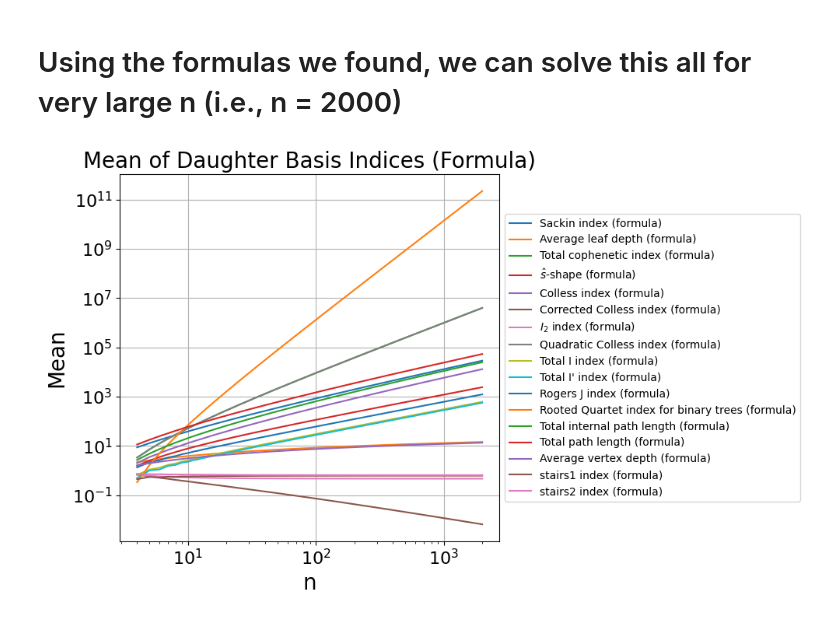
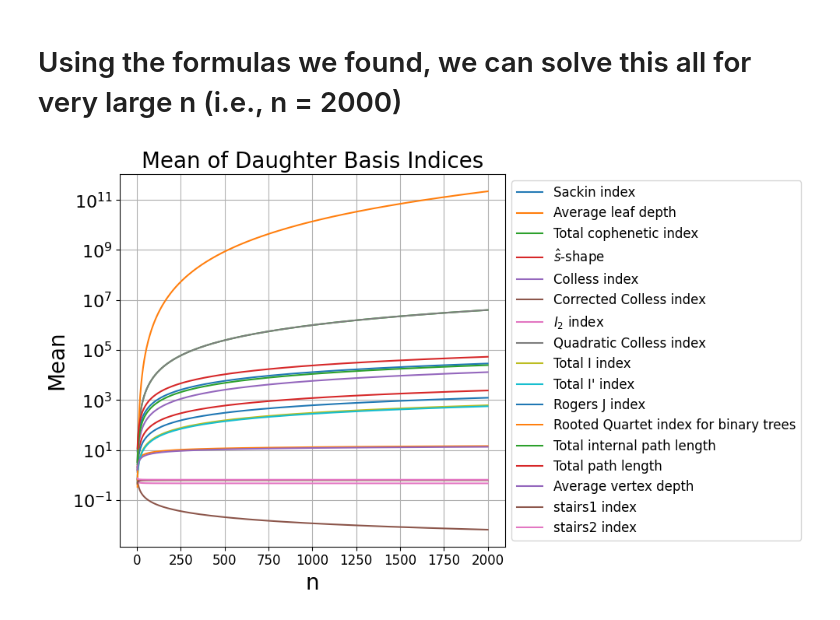
Before and after one commit to dbauman18/phylogenetic_basis_statistics, a Jupyter notebook: notebooks/statisticMeans.ipynb, the cells around one changed output. Saved outputs shown, nothing was run; the diff lists cells and outputs as text; code cells hidden in the pictures.

```diff
--- a/notebooks/statisticMeans.ipynb
+++ b/notebooks/statisticMeans.ipynb
@@ -278,24 +282,25 @@ plt.show()
 # %%
 max_n = 2000
 N = range(4, max_n + 1)
 mean_formula = np.zeros((len(N), len(mean_functions)))
 for i, n in enumerate(N):
     for j, func in enumerate(mean_functions):
         mean_formula[i, j] = func(n)
 
 
 # Plot the means from the formulas
 plt.figure(figsize=(10, 6))
 for i, label in enumerate(labels):
-    plt.loglog(N, mean_formula[:, i], label=label + ' (formula)')
+    plt.semilogy(N, mean_formula[:, i], label=label)
 plt.xlabel('n', fontsize=20)
 plt.ylabel('Mean', fontsize=20)
-plt.title('Mean of Daughter Basis Indices (Formula)', fontsize=20)
-plt.legend(loc='center left', bbox_to_anchor=(1, 0.5))
-plt.xticks(fontsize=16)
+plt.title('Mean of Daughter Basis Indices', fontsize=20)
+plt.legend(loc='center left', bbox_to_anchor=(1, 0.5), fontsize = 12)
+plt.xticks(fontsize=12)
 plt.yticks(fontsize=16)
 plt.grid(True)
 plt.tight_layout()
+plt.savefig(os.path.join(parent_dir, 'plots', 'meanPlotLargeN.png'), dpi=300, bbox_inches='tight')
 plt.show()
 # %% [output]
-[figure, old version]
+[figure, new version]
```
Also changed, not shown: parts of 2 cells of this notebook, 1 other file.
